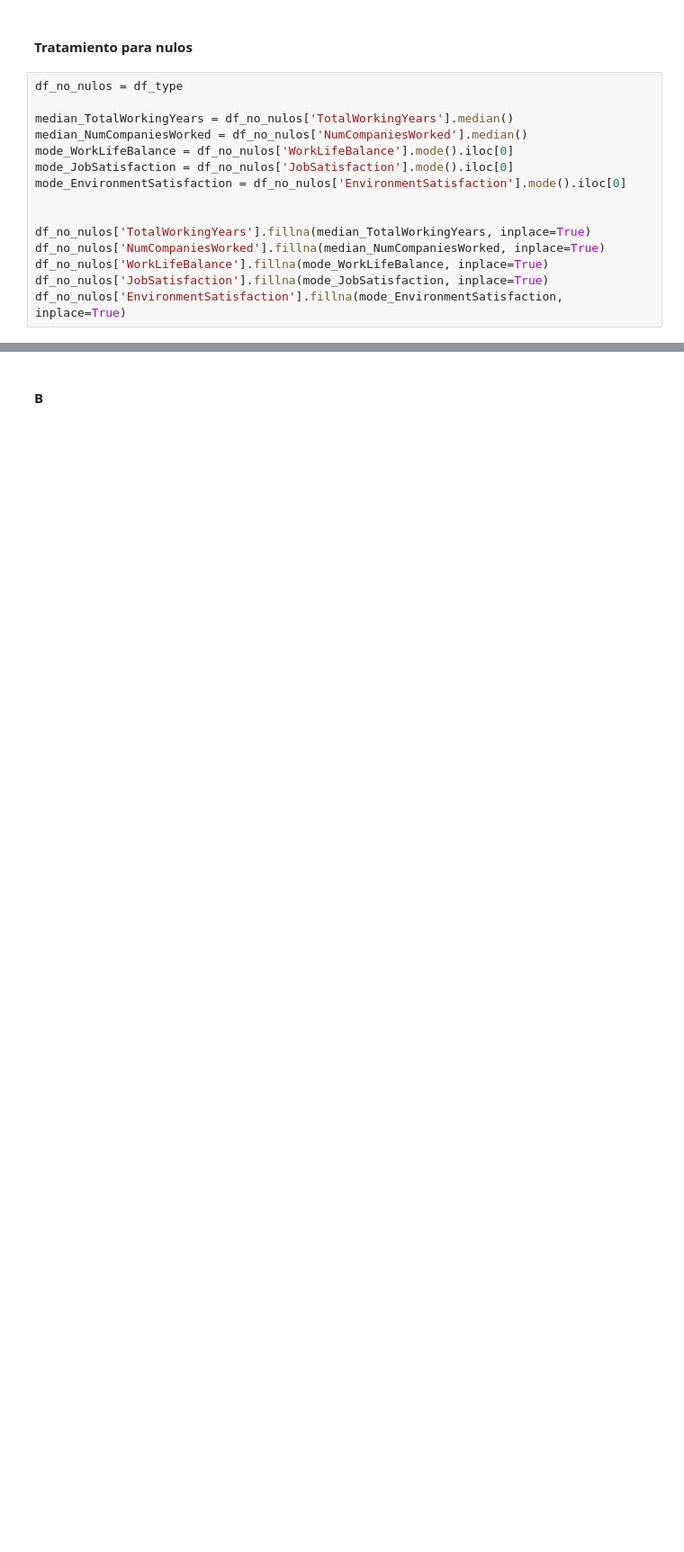
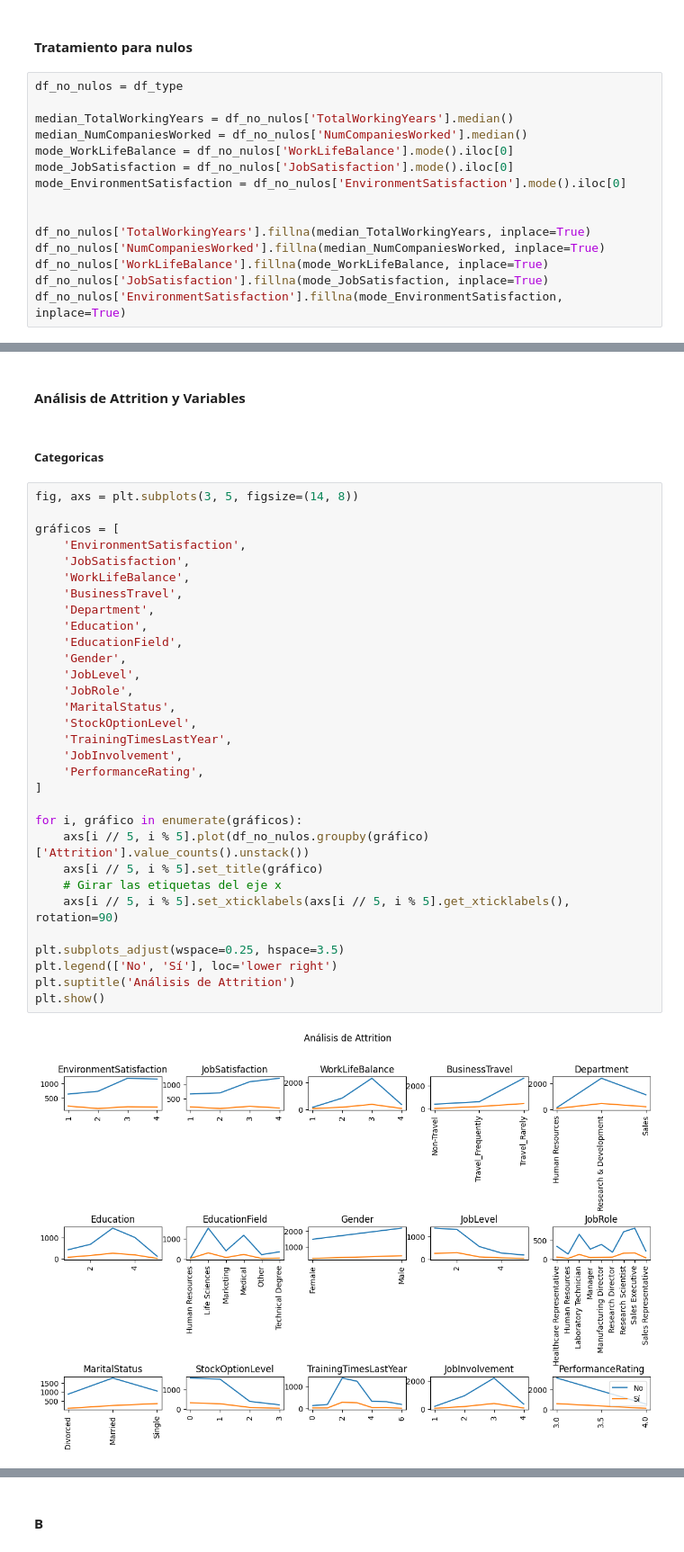
Before and after one commit to JavierBurgos-web/PROYECTO_ANALITICA_II, a Jupyter notebook: Entrega_uno.ipynb, the cells around one changed output, grey strips where cells are left out. Shown at 90% size. Drawn from its saved outputs; the diff is of its cells as text; blank space fills up the shorter version.

```diff
--- a/Entrega_uno.ipynb
+++ b/Entrega_uno.ipynb
@@ -371,0 +382,37 @@ memory usage: 451.1 KB
+# %% [markdown]
+#### Análisis de Attrition y Variables
+# %% [markdown]
+##### Categoricas
+# %%
+fig, axs = plt.subplots(3, 5, figsize=(14, 8))
+
+gráficos = [
+    'EnvironmentSatisfaction',
+    'JobSatisfaction',
+    'WorkLifeBalance',
+    'BusinessTravel',
+    'Department',
+    'Education',
+    'EducationField',
+    'Gender',
+    'JobLevel',
+    'JobRole',
+    'MaritalStatus',
+    'StockOptionLevel',
+    'TrainingTimesLastYear',
+    'JobInvolvement',
+    'PerformanceRating',
+]
+
+for i, gráfico in enumerate(gráficos):
+    axs[i // 5, i % 5].plot(df_no_nulos.groupby(gráfico)['Attrition'].value_counts().unstack())
+    axs[i // 5, i % 5].set_title(gráfico)
+    # Girar las etiquetas del eje x
+    axs[i // 5, i % 5].set_xticklabels(axs[i // 5, i % 5].get_xticklabels(), rotation=90)
+
+plt.subplots_adjust(wspace=0.25, hspace=3.5)
+plt.legend(['No', 'Sí'], loc='lower right')
+plt.suptitle('Análisis de Attrition')
+plt.show()
+# %% [output]
+[figure, added]
```
Also changed, not shown: parts of 15 cells of this notebook.
